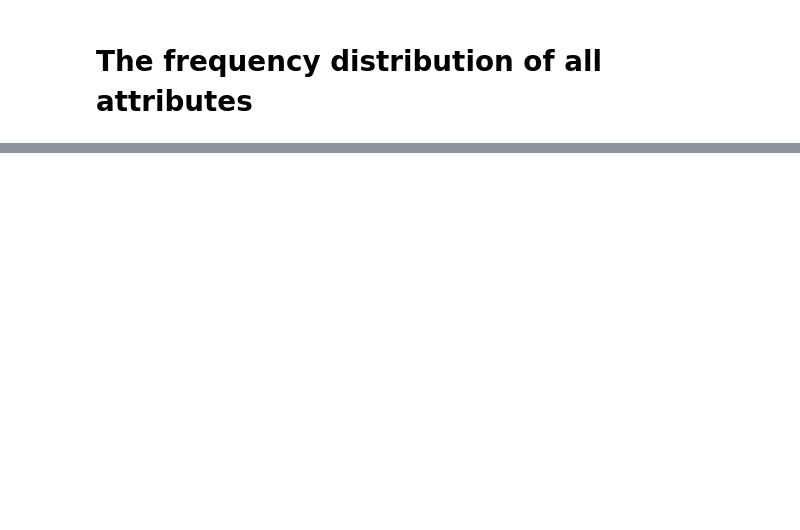
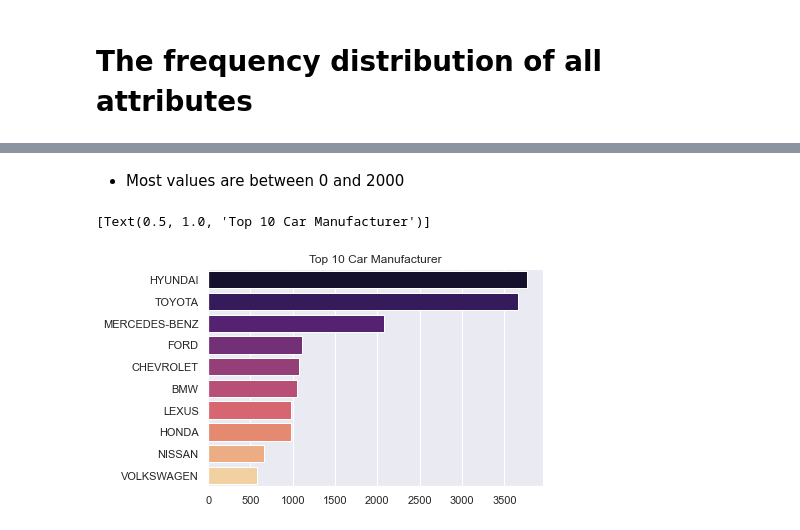
Before and after one commit to aLmktr/COMP3602-Project, a Jupyter notebook: 132962_132851.ipynb, the cells around one changed output, grey strips where cells are left out. Cells and saved outputs as stored; diff of their text form; code cells hidden in the pictures; blank space fills up the shorter version.

```diff
--- a/132962_132851.ipynb
+++ b/132962_132851.ipynb
@@ -212,0 +200,8 @@ df[df['Manufacturer'] == 'TESLA']
+# %% [markdown]
+- Most values are between 0 and 2000
+# %%
+topTenCars = df.Manufacturer.value_counts()[:10]
+sns.barplot(x = topTenCars.values, y = topTenCars.index, palette = 'magma').set(title = 'Top 10 Car Manufacturer')
+# %% [output]
+[Text(0.5, 1.0, 'Top 10 Car Manufacturer')]
+[figure, added]
```
Also changed, not shown: parts of 19 cells of this notebook.
